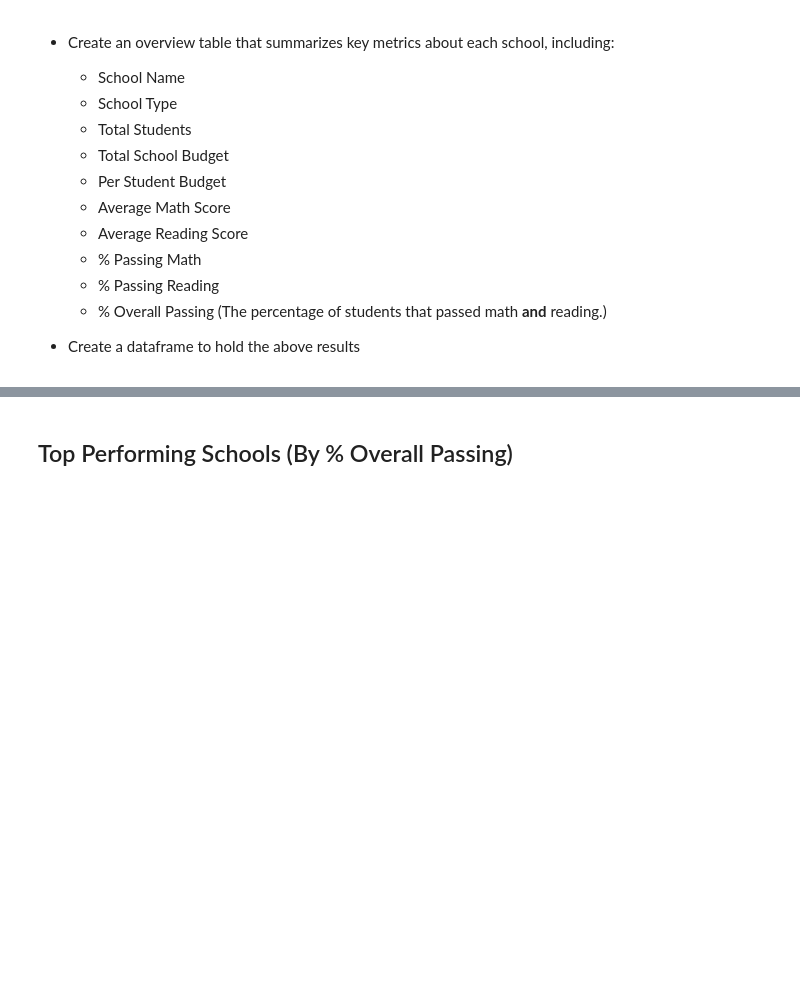
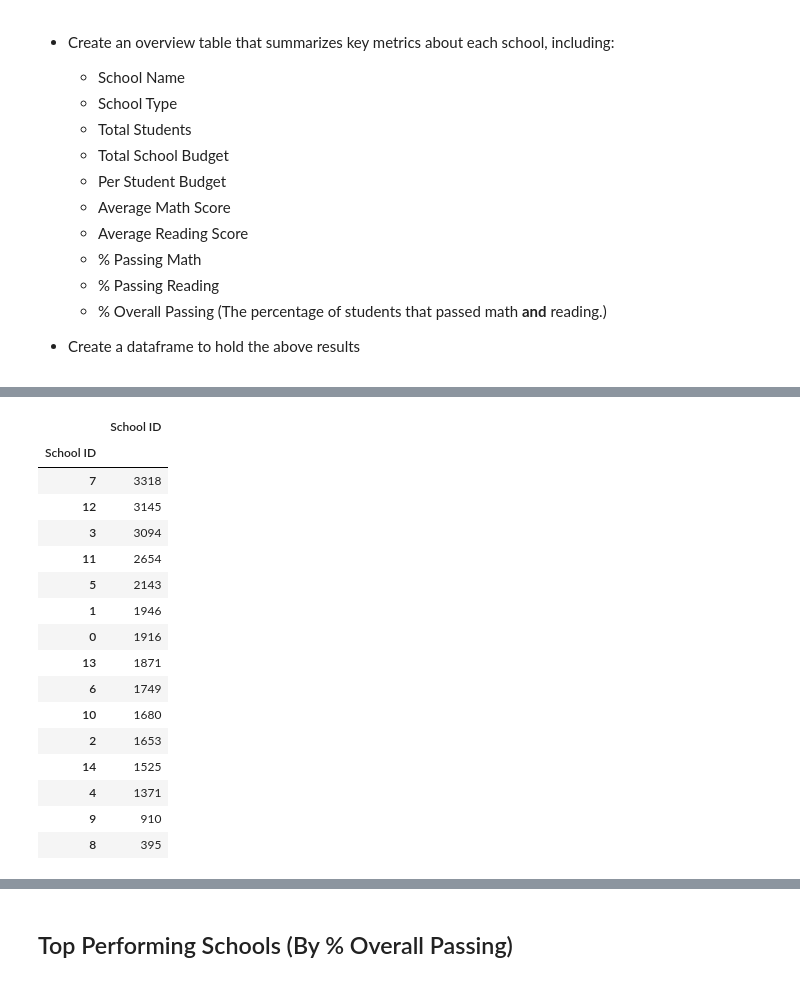
Before and after one commit to kmoravec14/pandas-challenge, a Jupyter notebook: PyCitySchools/PyCitySchools_starter.ipynb, the cells around one changed output, grey strips where cells are left out. Saved outputs shown, nothing was run; the diff lists cells and outputs as text; code cells hidden in the pictures; blank space fills up the shorter version.

```diff
--- a/PyCitySchools/PyCitySchools_starter.ipynb
+++ b/PyCitySchools/PyCitySchools_starter.ipynb
@@ -151,0 +153,7 @@ PyCity_Schools_Summary_df
+# %%
+passing_math_by_school_df=school_data_complete.loc[school_data_complete["math_score"]>=70,["School ID"]].value_counts()
+
+# passing_math_by_school_df.columns=['School ID', 'Num Passing Math']
+
+# type(passing_math_by_school_df)
+passing_math_by_school_df.head()
@@ -151,0 +168,24 @@ PyCity_Schools_Summary_df
+# %%
+# Creating a new DataFrame using both duration and count
+summary_df = pd.DataFrame({"School ID": passing_math_by_school_df,
+                          })
+type(passing_math_by_school_df)
+summary_df.reindex()
+# %% [output]
+|  | School ID |
+| School ID |  |
+| 7 | 3318 |
+| 12 | 3145 |
+| 3 | 3094 |
+| 11 | 2654 |
+| 5 | 2143 |
+| 1 | 1946 |
+| 0 | 1916 |
+| 13 | 1871 |
+| 6 | 1749 |
+| 10 | 1680 |
+| 2 | 1653 |
+| 14 | 1525 |
+| 4 | 1371 |
+| 9 | 910 |
+| 8 | 395 |
```
Also changed, not shown: parts of 13 cells of this notebook, 2 other files.
